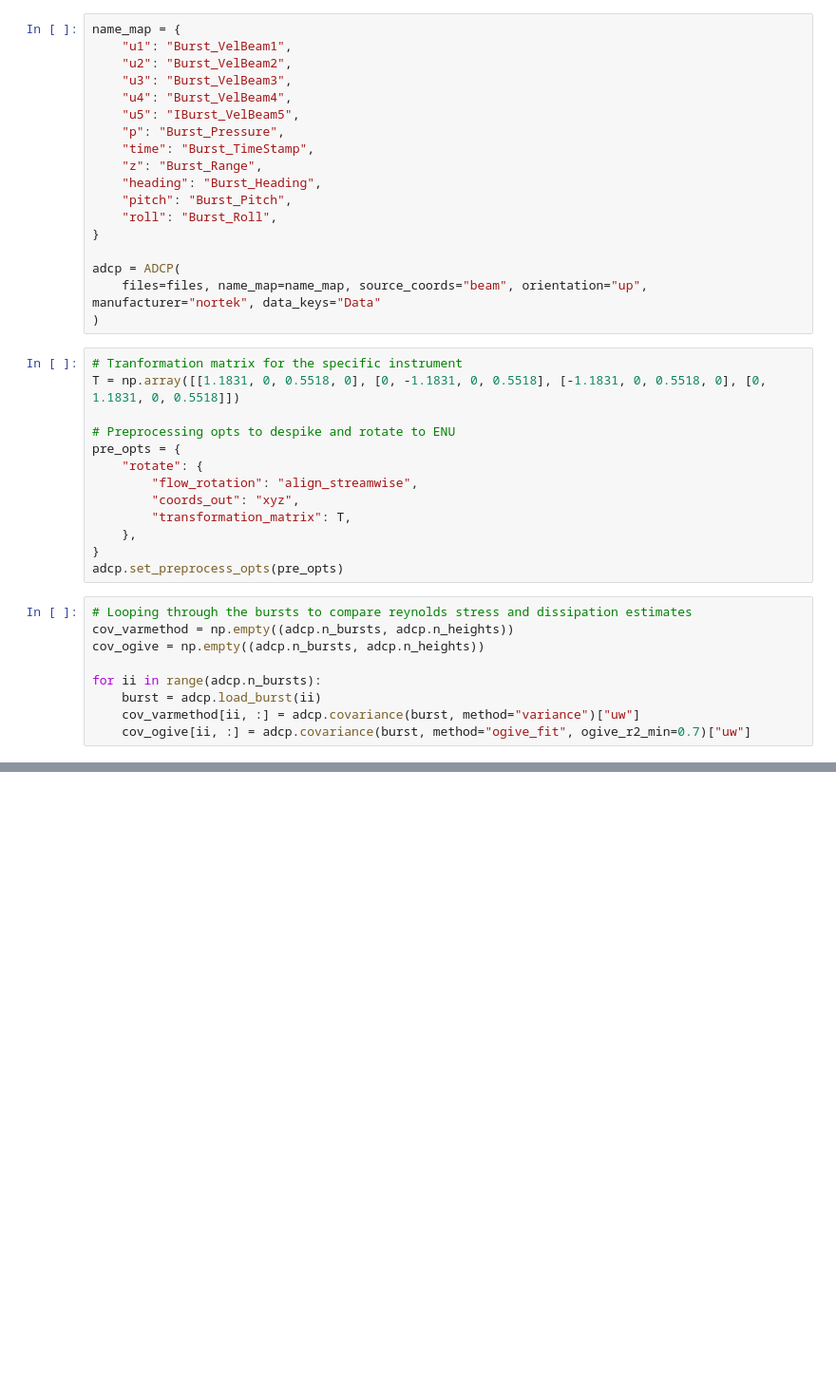
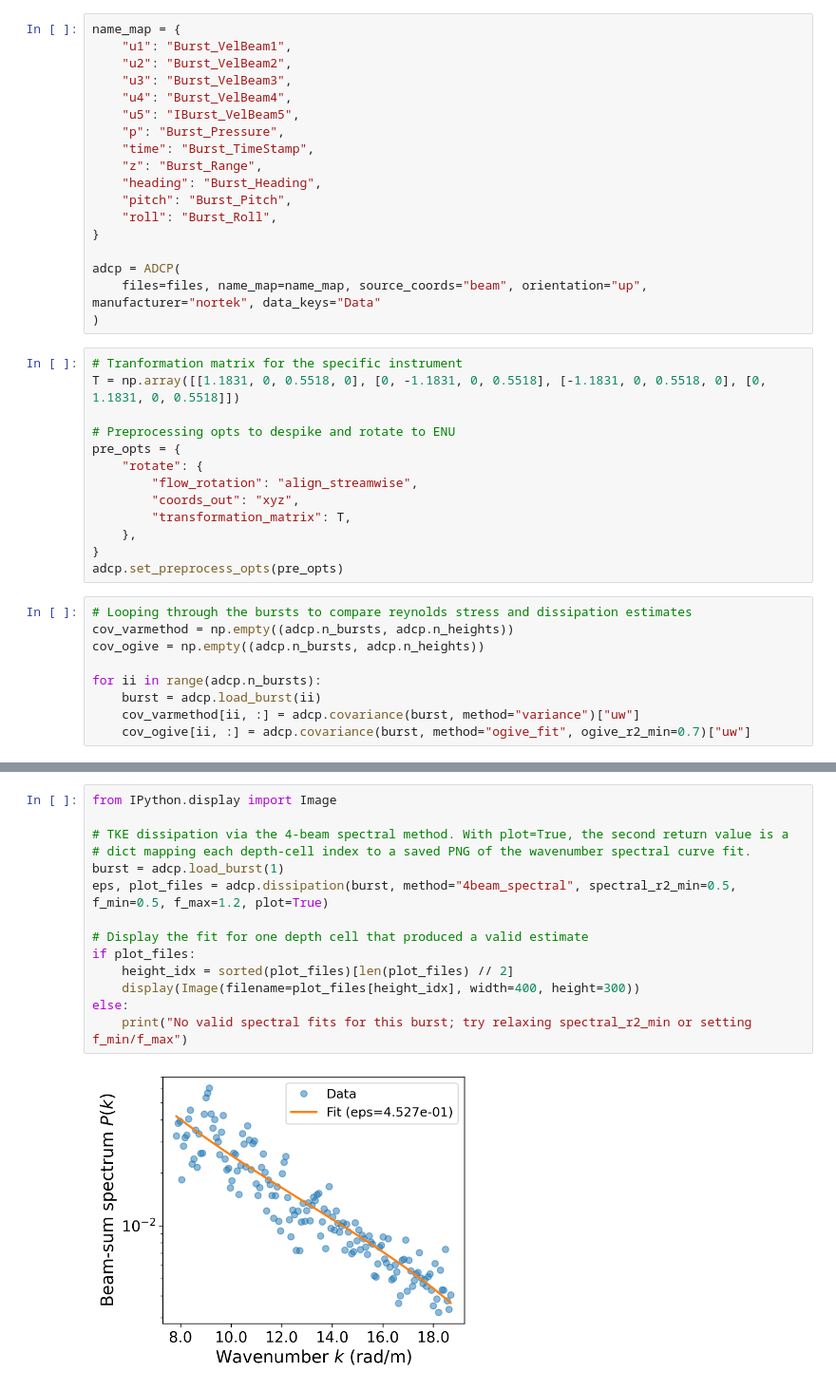
Before and after one commit to galenegan/pytoast, a Jupyter notebook: notebooks/adcp.ipynb, the cells around one changed output, grey strips where cells are left out. Shown at 95% size. Drawn from its saved outputs; the diff is of its cells as text; blank space fills up the shorter version.

Commit message:
initial implementation of spectral plots

```diff
--- a/notebooks/adcp.ipynb
+++ b/notebooks/adcp.ipynb
@@ -61,0 +60,16 @@ fig.tight_layout(pad=0.5)
+# %%
+from IPython.display import Image
+
+# TKE dissipation via the 4-beam spectral method. With plot=True, the second return value is a
+# dict mapping each depth-cell index to a saved PNG of the wavenumber spectral curve fit.
+burst = adcp.load_burst(1)
+eps, plot_files = adcp.dissipation(burst, method="4beam_spectral", spectral_r2_min=0.5, f_min=0.5, f_max=1.2, plot=True)
+
+# Display the fit for one depth cell that produced a valid estimate
+if plot_files:
+    height_idx = sorted(plot_files)[len(plot_files) // 2]
+    display(Image(filename=plot_files[height_idx], width=400, height=300))
+else:
+    print("No valid spectral fits for this burst; try relaxing spectral_r2_min or setting f_min/f_max")
+# %% [output]
+[figure, added]
```
Also changed, not shown: parts of 1 cell of this notebook, 10 other files.
